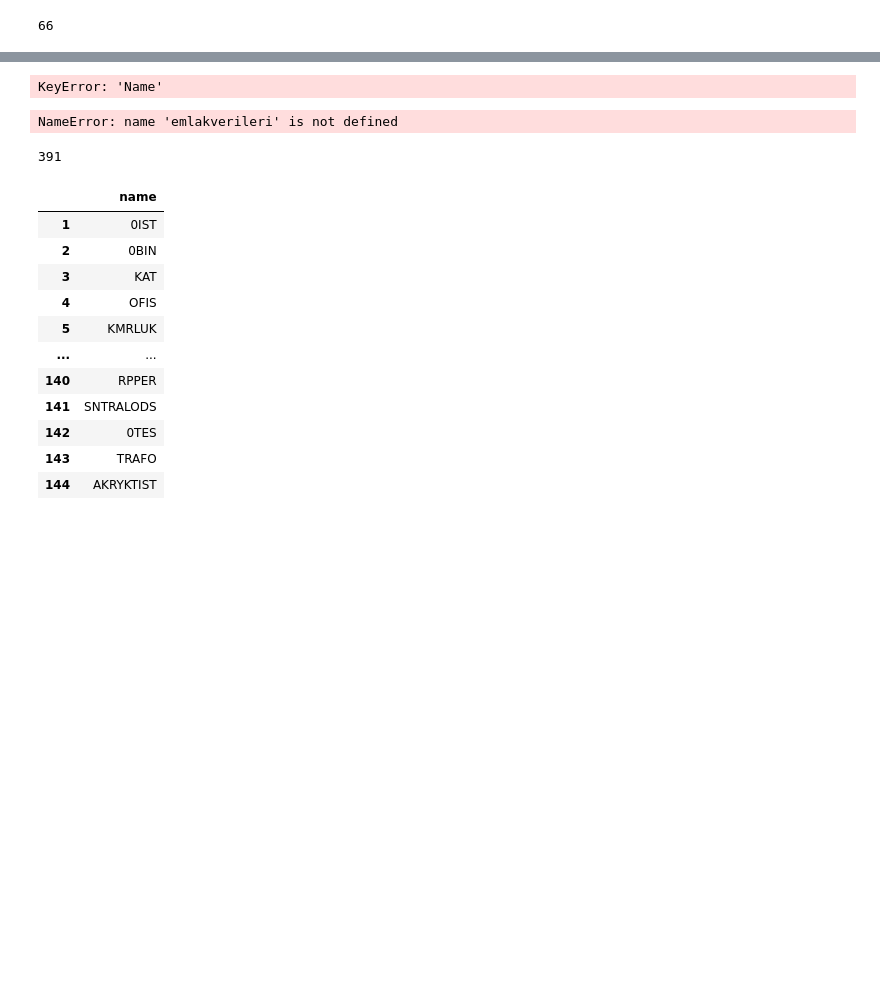
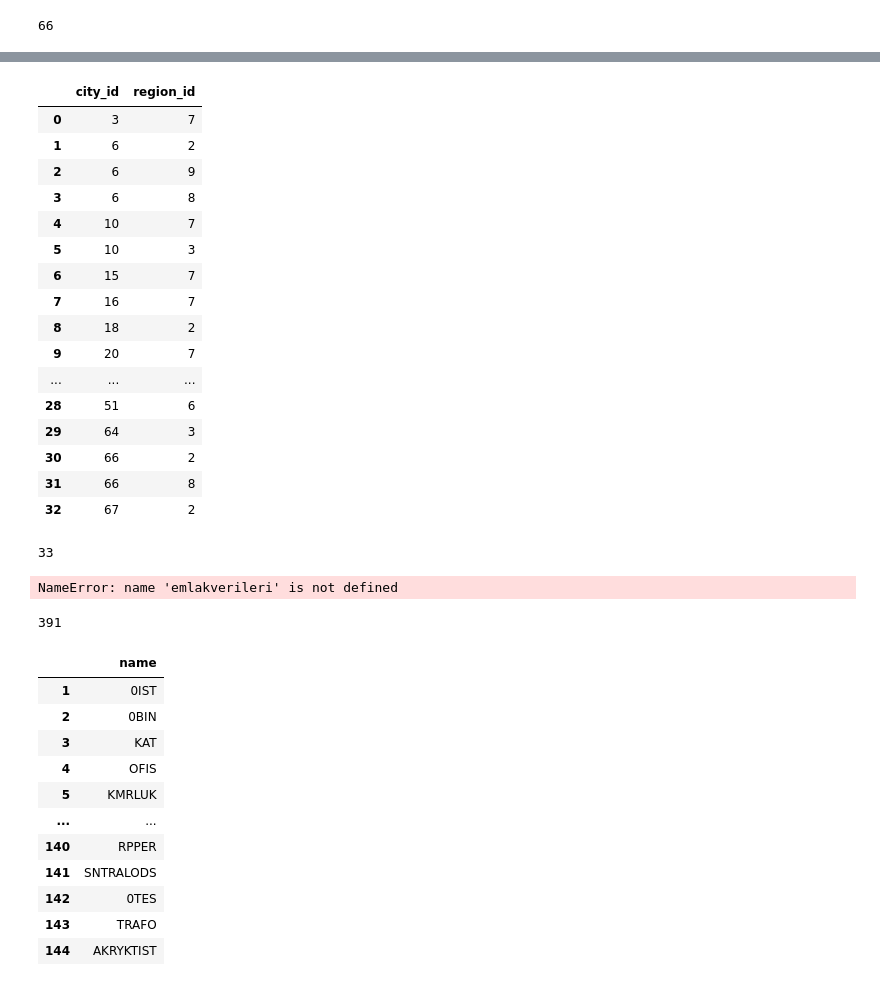
Before and after one commit to kurtgodel1/emlak, a Jupyter notebook: emlak.ipynb, the cells around one changed output, grey strips where cells are left out. Saved outputs shown, nothing was run; the diff lists cells and outputs as text; code cells hidden in the pictures; blank space fills up the shorter version.

```diff
--- a/emlak.ipynb
+++ b/emlak.ipynb
@@ -270,7 +299,29 @@ regions.head()
+# %%
+region_city.drop(columns=["Name","Region","name"], inplace=True)
+
+region_city
+# %% [output]
+|  | city_id | region_id |
+| 0 | 3 | 7 |
+| 1 | 6 | 2 |
+| 2 | 6 | 9 |
+| 3 | 6 | 8 |
+| 4 | 10 | 7 |
+| 5 | 10 | 3 |
+| 6 | 15 | 7 |
+| 7 | 16 | 7 |
+| 8 | 18 | 2 |
+| 9 | 20 | 7 |
+| ... | ... | ... |
+| 28 | 51 | 6 |
+| 29 | 64 | 3 |
+| 30 | 66 | 2 |
+| 31 | 66 | 8 |
+| 32 | 67 | 2 |
 # %%
-region_city = pd.merge(region_city,regions,on='Name')
+region_city.to_sql('region_city',con=engine, if_exists='append', index_label='id')
 # %% [output]
-KeyError: 'Name'
+33
 # %%
 regions = emlakverileri["Region"].unique()
 regions = {'name': regions}
```
Also changed, not shown: parts of 15 cells of this notebook.
